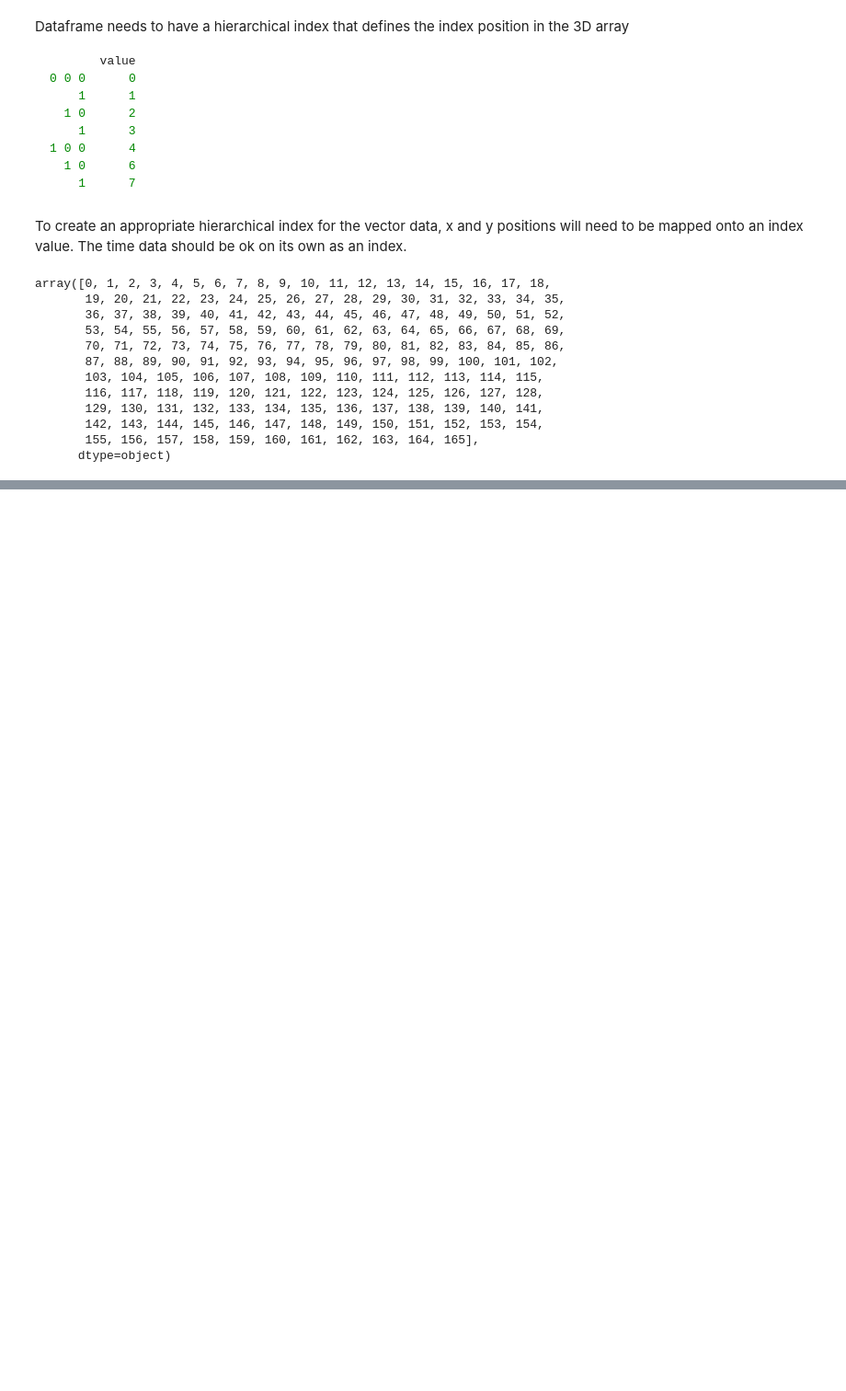
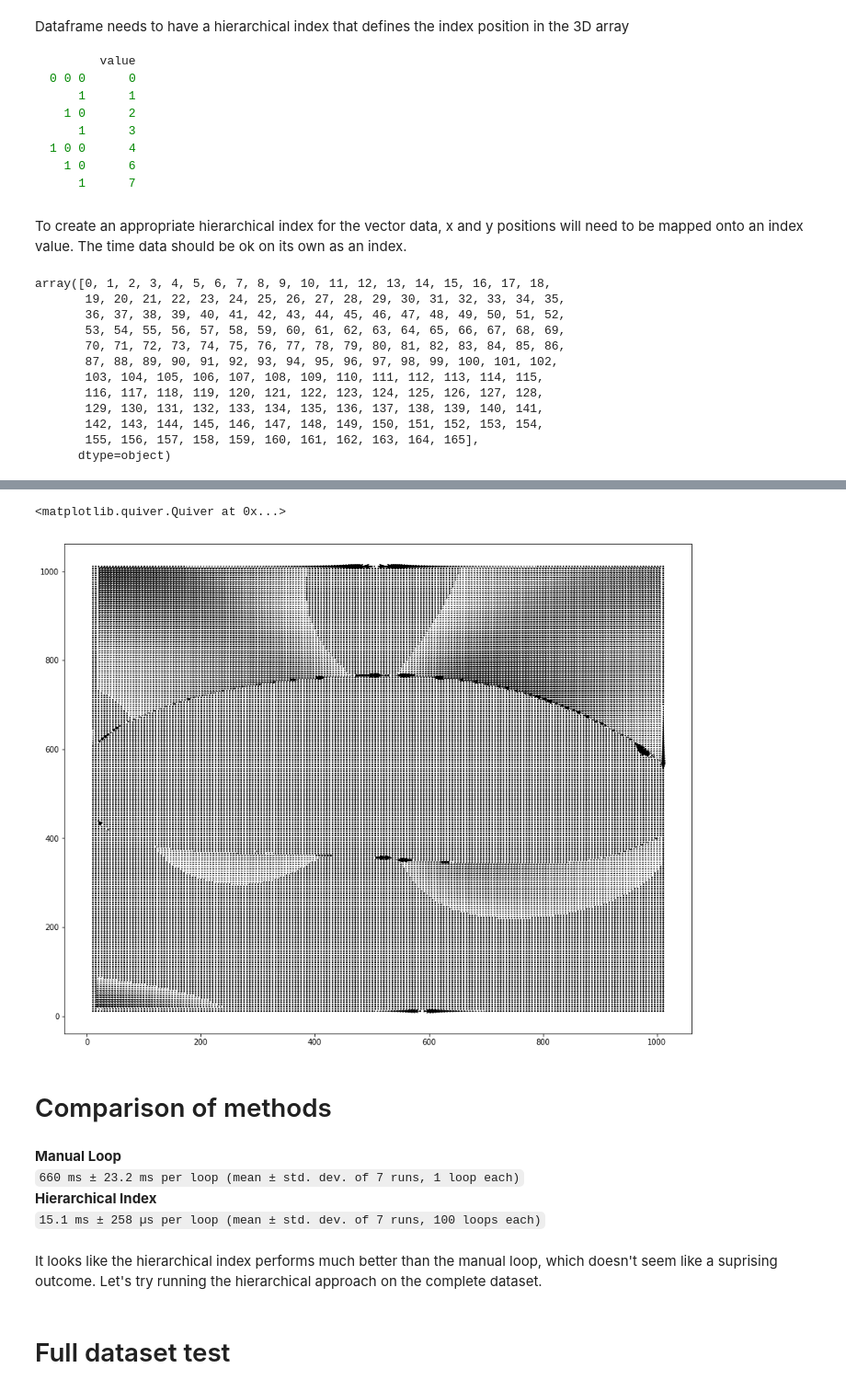
Before and after one commit to msschwartz21/germband-extension, a Jupyter notebook: notebooks/20181108-vector_reformat.ipynb, the cells around one changed output, grey strips where cells are left out. Shown at 92% size. Drawn from its saved outputs; the diff is of its cells as text; code cells hidden in the pictures; blank space fills up the shorter version.

```diff
--- a/notebooks/20181108-vector_reformat.ipynb
+++ b/notebooks/20181108-vector_reformat.ipynb
@@ -238,0 +242,4 @@ ValueError: DataFrame constructor not properly called!
+# %%
+%%time
+dfmi = test.set_index(['frame','x','y'])
+dfmi.head()
@@ -238,0 +262,5 @@ ValueError: DataFrame constructor not properly called!
+# %%
+%%timeit
+dfmi = test.set_index(['frame','x','y'])
+arrvx = dfmi['vx'].values.reshape((3,201,201))
+arrvy = dfmi['vy'].values.reshape((3,201,201))
@@ -238,0 +269,17 @@ ValueError: DataFrame constructor not properly called!
+# %%
+fig,ax = plt.subplots(figsize=(15,12))
+plt.quiver(xx,yy,arrvx[2,:],arrvy[2,:])
+# %% [output]
+<matplotlib.quiver.Quiver at 0x...>
+[figure, added]
+# %% [markdown]
+# Comparison of methods
+# %% [markdown]
+**Manual Loop**
+`660 ms ± 23.2 ms per loop (mean ± std. dev. of 7 runs, 1 loop each)`
+**Hierarchical Index**
+`15.1 ms ± 258 µs per loop (mean ± std. dev. of 7 runs, 100 loops each)`
+# %% [markdown]
+It looks like the hierarchical index performs much better than the manual loop, which doesn't seem like a suprising outcome. Let's try running the hierarchical approach on the complete dataset.
+# %% [markdown]
+# Full dataset test
```
Also changed, not shown: parts of 24 cells of this notebook, 1 other file.
